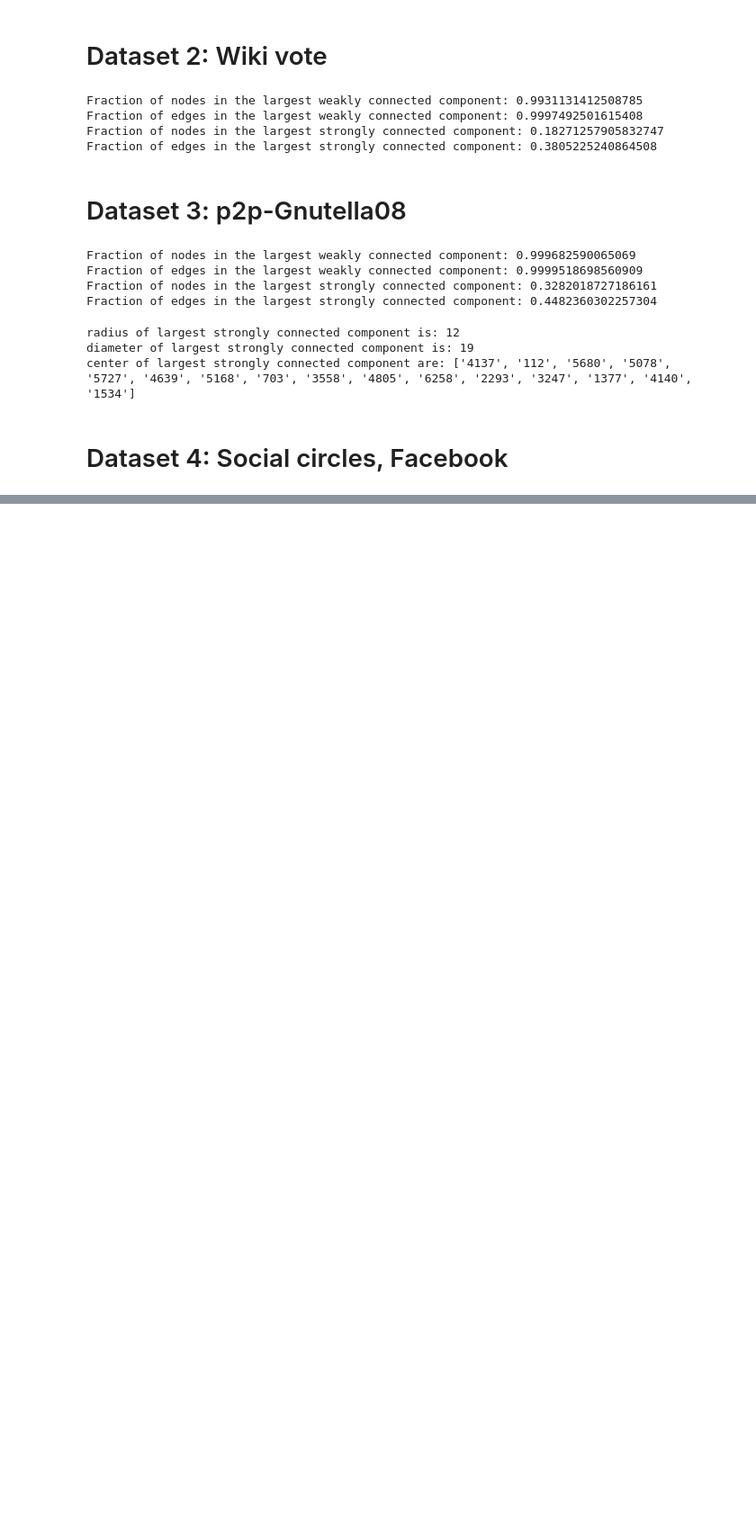
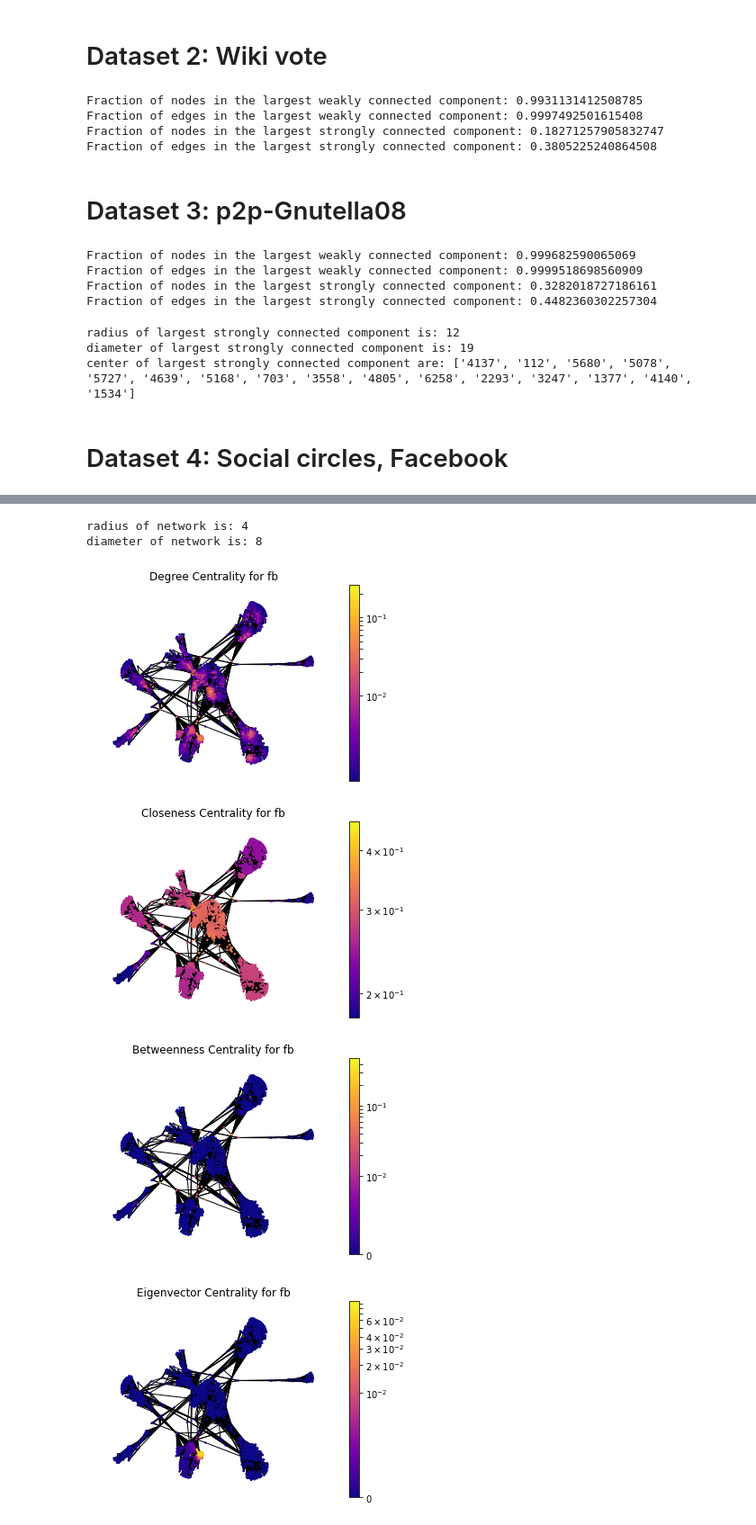
Before and after one commit to RamanEbrahimi/Network-Science, a Jupyter notebook: Lab1_CSE5245.ipynb, the cells around one changed output, grey strips where cells are left out. Shown at 90% size. Drawn from its saved outputs; the diff is of its cells as text; code cells hidden in the pictures; blank space fills up the shorter version.

```diff
--- a/Lab1_CSE5245.ipynb
+++ b/Lab1_CSE5245.ipynb
@@ -261,20 +265,28 @@ radius = nx.radius(fb)
 center = nx.center(fb)
 diameter = nx.diameter(fb)
 eccentricity = nx.eccentricity(fb)
-print('radius of largest strongly connected component is: ' + str(radius))
-print('diameter of largest strongly connected component is: ' + str(diameter))
+print('radius of network is: ' + str(radius))
+print('diameter of network is: ' + str(diameter))
+# %% [output]
+radius of network is: 4
+diameter of network is: 8
 # %%
 # Visualization
-draw(fb, pos_fb, d_cent, 'Degree Centrality for p2p')
-draw(fb, pos_fb, c_cent, 'Closeness Centrality for p2p')
-draw(fb, pos_fb, b_cent, 'Betweenness Centrality for p2p')
-draw(fb, pos_fb, e_cent, 'Eigenvector Centrality for p2p')
-draw(fb, pos_fb, pr, 'PageRank for p2p')
-draw(fb, pos_fb, clus_coeff, 'Clustering Coefficient for p2p')
+draw(fb, pos_fb, d_cent, 'Degree Centrality for fb')
+draw(fb, pos_fb, c_cent, 'Closeness Centrality for fb')
+draw(fb, pos_fb, b_cent, 'Betweenness Centrality for fb')
+draw(fb, pos_fb, e_cent, 'Eigenvector Centrality for fb')
+draw(fb, pos_fb, pr, 'PageRank for fb')
+draw(fb, pos_fb, clus_coeff, 'Clustering Coefficient for fb')
 
-plot_hist(d_cent, 'Degree Centrality for p2p')
-plot_hist(c_cent, 'Closeness Centrality for p2p')
-plot_hist(b_cent, 'Betweenness Centrality for p2p')
-plot_hist(e_cent, 'Eigenvector Centrality for p2p')
-plot_hist(pr, 'PageRank for p2p')
-plot_hist(clus_coeff, 'Clustering Coefficient for p2p')
+plot_hist(d_cent, 'Degree Centrality for fb')
+plot_hist(c_cent, 'Closeness Centrality for fb')
+plot_hist(b_cent, 'Betweenness Centrality for fb')
+plot_hist(e_cent, 'Eigenvector Centrality for fb')
+plot_hist(pr, 'PageRank for fb')
+plot_hist(clus_coeff, 'Clustering Coefficient for fb')
+# %% [output]
+[figure, added]
+[figure, added]
+[figure, added]
+[figure, added]
```
Also changed, not shown: parts of 3 cells of this notebook, 21 other files.
